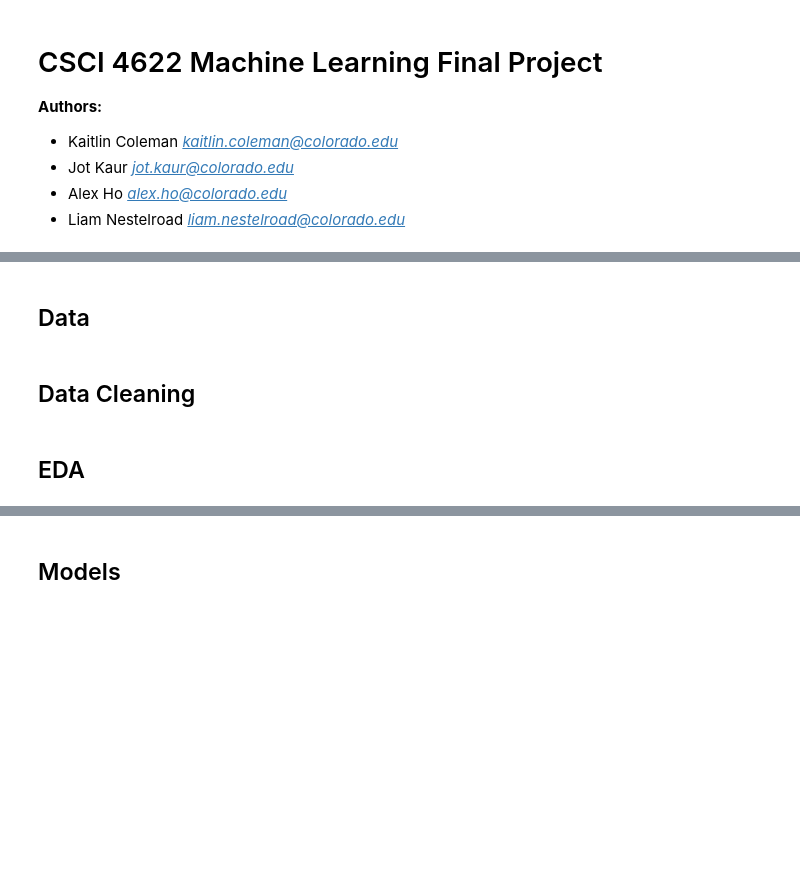
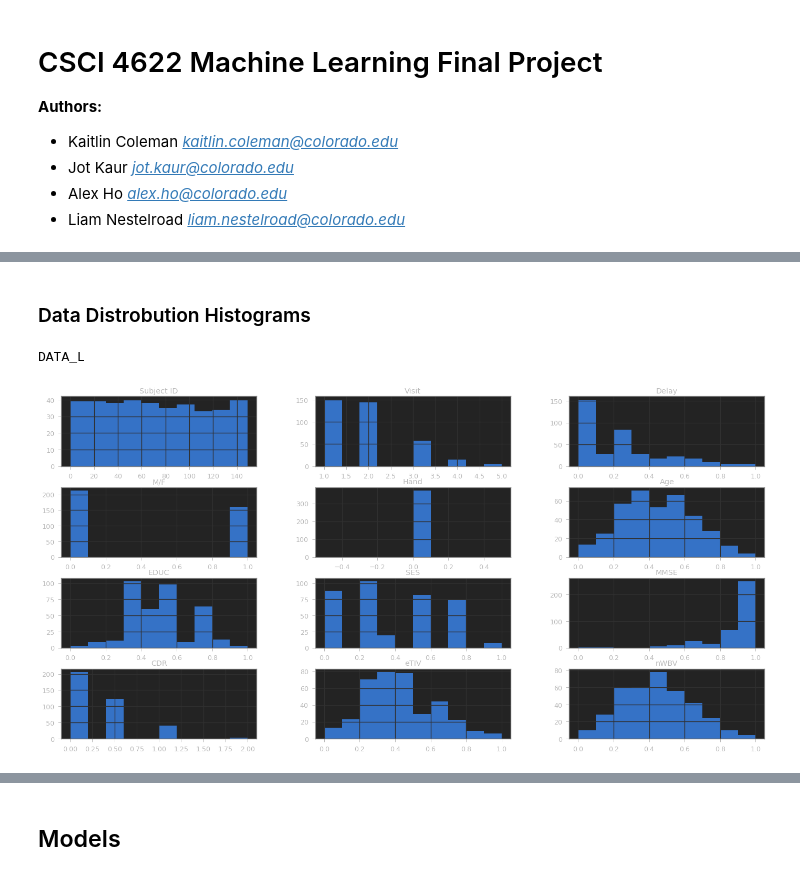
Before and after one commit to lnestelroad/CSCI_4622_MachineLearning, a Jupyter notebook: Final_Project.ipynb, the cells around one changed output, grey strips where cells are left out. Drawn from its saved outputs; the diff is of its cells as text; code cells hidden in the pictures; blank space fills up the shorter version.

Commit message:
Updated final notebook with data cleaning/EDA

```diff
--- a/Final_Project.ipynb
+++ b/Final_Project.ipynb
@@ -29,0 +83,26 @@ TensorFlow version: 2.4.1
+# %%
+# filling missing entries with column means for each data frame.
+#https://thispointer.com/pandas-replace-nan-with-mean-or-average-in-dataframe-using-fillna/
+sub_k = ['EDUC','SES','MMSE']
+for k in sub_k:
+    data_l[k].fillna(value=data_l[k].mean(), inplace=True)
+    data_cs[k].fillna(value=data_l[k].mean(), inplace=True)
+# %%
+# Encoding catagorical columns as values
+# https://izziswift.com/label-encoding-across-multiple-columns-in-scikit-learn/
+encodings = ['M/F', 'Hand', 'Subject ID']
+for encode in encodings:
+    le = LabelEncoder()
+    data_l[encode] = data_l[[encode]].apply(le.fit_transform)
+    data_cs[encode] = data_cs[[encode]].apply(le.fit_transform)
+# %%
+# Normalize numerical columns with the minmaxscaler function
+# https://www.geeksforgeeks.org/normalize-a-column-in-pandas/
+cs_column_names = list(data_cs)
+l_column_names = list(data_l)
+
+for col in ['Age', 'Delay', 'EDUC', 'SES', 'MMSE', 'eTIV', 'nWBV', 'ASF']:
+    data_cs[col] = MinMaxScaler().fit_transform(np.array(data_cs[col]).reshape(-1,1))
+
+for col in ['Age', 'SES', 'MMSE', 'eTIV', "ASF", 'nWBV', 'EDUC', 'Delay']:
+    data_l[col] = MinMaxScaler().fit_transform(np.array(data_l[col]).reshape(-1,1))
@@ -30,6 +158,20 @@ TensorFlow version: 2.4.1
 # %% [markdown]
-## Data
+### Data Distrobution Histograms
-# %% [markdown]
-## Data Cleaning
-# %% [markdown]
-## EDA
+# %%
+def plot_hist(df):
+    fig, axes = plt.subplots(len(df.columns)//3, 3, figsize=(24, 12))
+    i = 0
+    for triaxis in axes:
+        for axis in triaxis:
+            try:
+                df.hist(column = df.columns[i], bins = 10, ax=axis)
+            except ValueError as e:
+                pass
+            i = i+1
+
+    plt.show()
+print("DATA_L")
+plot_hist(data_l)
+# %% [output]
+DATA_L
+[figure, added]
```
Also changed, not shown: parts of 22 cells of this notebook.
